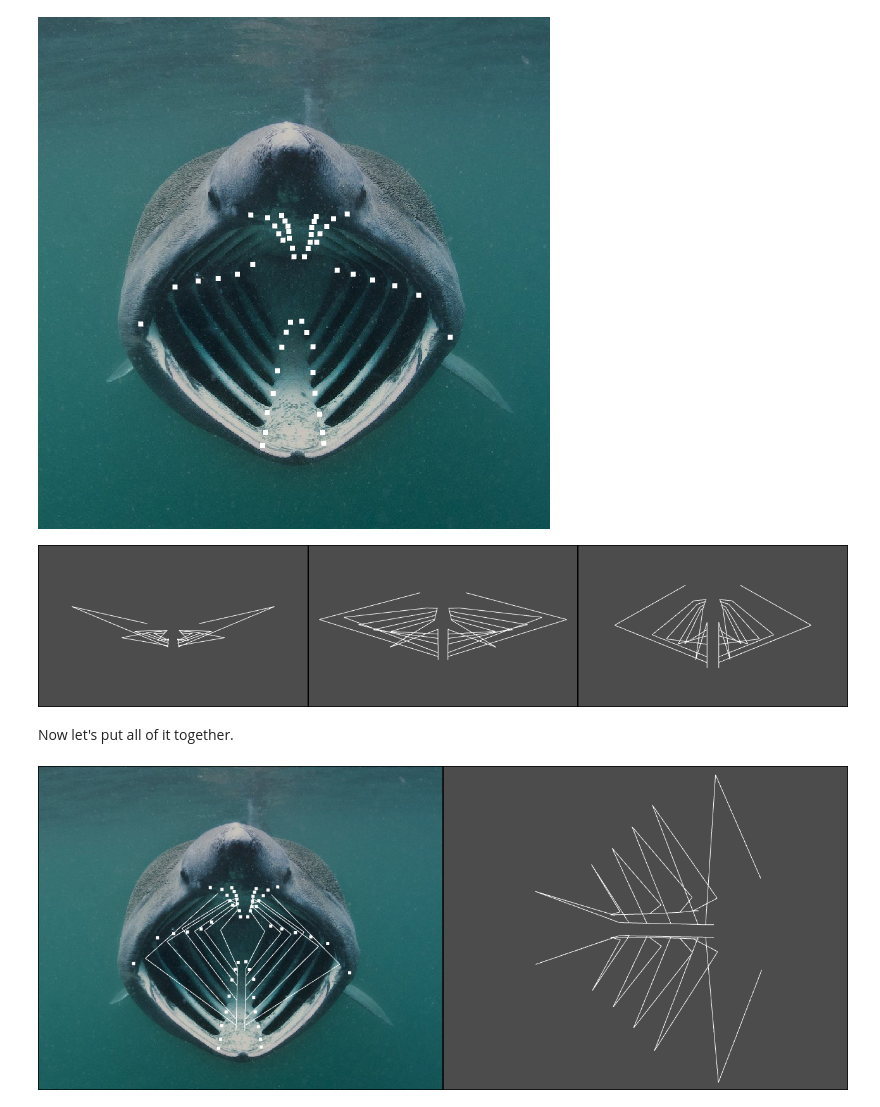
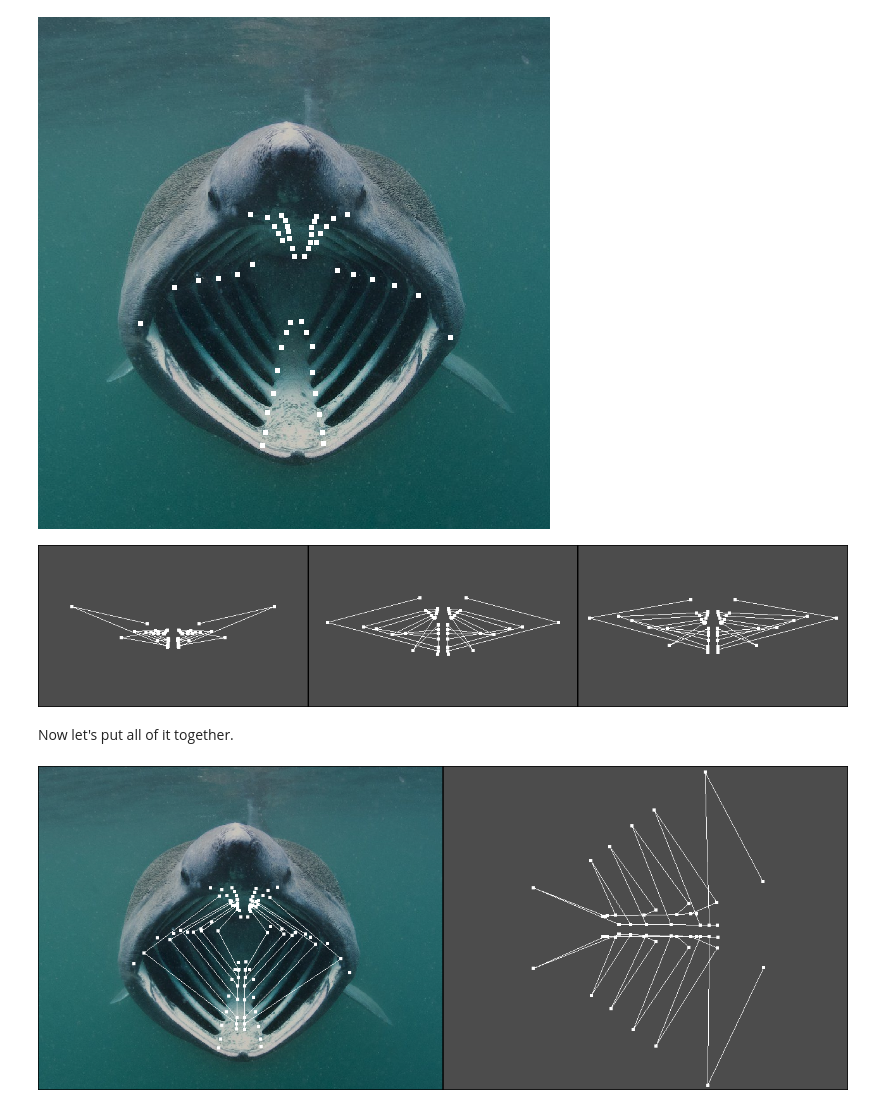
Before and after one commit to morphomatics/3Dfrom2DLandmarks, a Jupyter notebook: example_basking_shark.ipynb, the cells around one changed output. Cells and saved outputs as stored; diff of their text form; code cells hidden in the pictures.

```diff
--- a/example_basking_shark.ipynb
+++ b/example_basking_shark.ipynb
@@ -36,22 +36,24 @@ plt.show(window_size=(512,512), jupyter_backend='static')
 # %%
 # read basis shapes
 basisShapes = np.load('./data/baskingShark_basisShapes.npy').astype(np.float64)
 
 # read adjacency of landmarks w.r.t. joining skeletal components
 adj = np.load('./data/adjacency.npy')
 edges = np.c_[np.full(len(adj),2), adj]
 pv.global_theme.edge_color = 'white'
 
 # show
 plt = pv.Plotter(notebook=True, shape=(1,3))
 for i in range(3):
     plt.subplot(0, i)
-    plt.add_mesh(pv.PolyData(basisShapes[i*5], edges), show_edges=True)
+    mesh = pv.PolyData(basisShapes[i])
+    mesh.lines = edges
+    plt.add_mesh(mesh, show_edges=True)
     plt.view_xy()
     plt.camera.zoom(4)
 plt.show(jupyter_backend='static', window_size=(1280,256))
 # %% [output]
-[figure, old version]
+[figure, new version]
 # %%
 %env JAX_PLATFORM_NAME=cpu
 
@@ -74,7 +76,8 @@ Now let's put all of it together.
 CoG = W.mean(axis=0)
 S = np.asarray(shape) * np.linalg.norm(W-CoG) + np.r_[CoG, 1000]
 # create mesh
-S = pv.PolyData(S, edges)
+S = pv.PolyData(S)
+S.lines = edges
 
 # plot
 plt = pv.Plotter(notebook=True, shape=(1, 2))
@@ -104,4 +107,4 @@ plt.camera.zoom(2)
 
 plt.show(jupyter_backend='static', window_size=(1280, 512))
 # %% [output]
-[figure, old version]
+[figure, new version]
```
